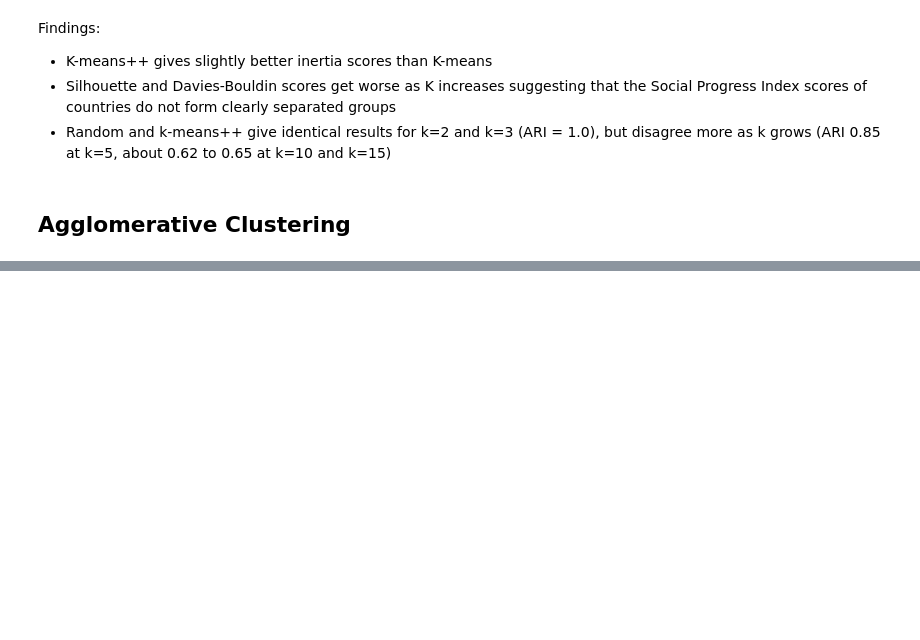
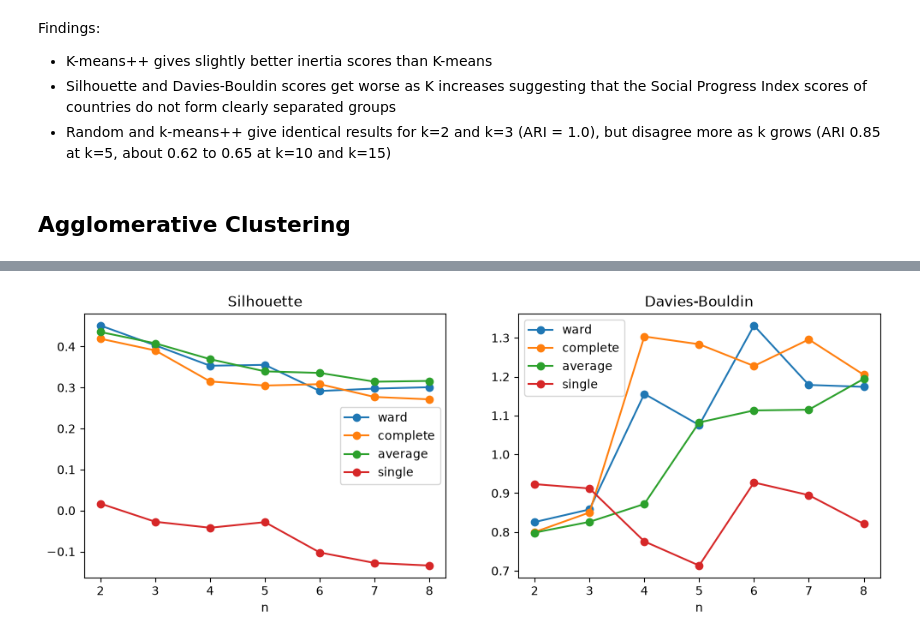
Before and after one commit to vcdice-69/SC4020-Project-1, a Jupyter notebook: group_38_code/Social Progress Index Rankings/code.ipynb, the cells around one changed output, grey strips where cells are left out. Saved outputs shown, nothing was run; the diff lists cells and outputs as text; code cells hidden in the pictures; blank space fills up the shorter version.

```diff
--- a/group_38_code/Social Progress Index Rankings/code.ipynb
+++ b/group_38_code/Social Progress Index Rankings/code.ipynb
@@ -233,0 +300,13 @@ Findings:
+# %%
+agg_results = pd.DataFrame([
+    {
+        "n": n,
+        "linkage": linkage,
+        "Silhouette": silhouette_score(df_scaled, model.labels_), #how close points are within own cluster (1 to -1)
+        "Davies-Bouldin": davies_bouldin_score(df_scaled, model.labels_), #compares similar clusters (0 to inf)
+        "Smallest cluster": np.bincount(model.labels_).min(),
+    }
+    for (n, linkage), model in agg_models.items()
+])
+
+agg_results
@@ -233,0 +331,14 @@ Findings:
+# %%
+# ARI: comparing how close different methods are
+agg_agreement = pd.DataFrame({
+    n: {
+        **{f"ward vs {linkage}": adjusted_rand_score(agg_models[(n, 'ward')].labels_, agg_models[(n, linkage)].labels_)
+           for linkage in linkages[1:]},
+        "ward vs K-means++": adjusted_rand_score(
+            agg_models[(n, 'ward')].labels_,
+            KMeans(n_clusters=n, init='k-means++', random_state=42).fit(df_scaled).labels_
+        ),
+    }
+    for n in ns
+}).T
+agg_agreement
@@ -233,0 +354,13 @@ Findings:
+# %%
+fig, axes = plt.subplots(1, 2, figsize=(12, 4))
+for linkage in linkages:
+    subset = agg_results[agg_results['linkage'] == linkage]
+    axes[0].plot(subset['n'], subset['Silhouette'], marker='o', label=linkage)
+    axes[1].plot(subset['n'], subset['Davies-Bouldin'], marker='o', label=linkage)
+for ax, title in zip(axes, ["Silhouette", "Davies-Bouldin"]):
+    ax.set_title(title)
+    ax.set_xlabel("n")
+    ax.legend()
+plt.show()
+# %% [output]
+[figure, added]
```
Also changed, not shown: parts of 17 cells of this notebook.
